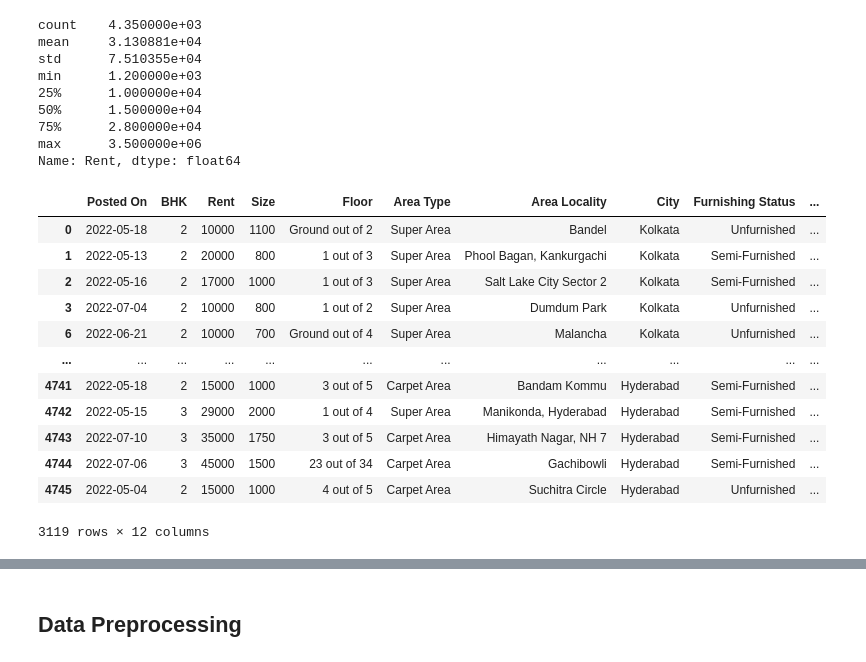
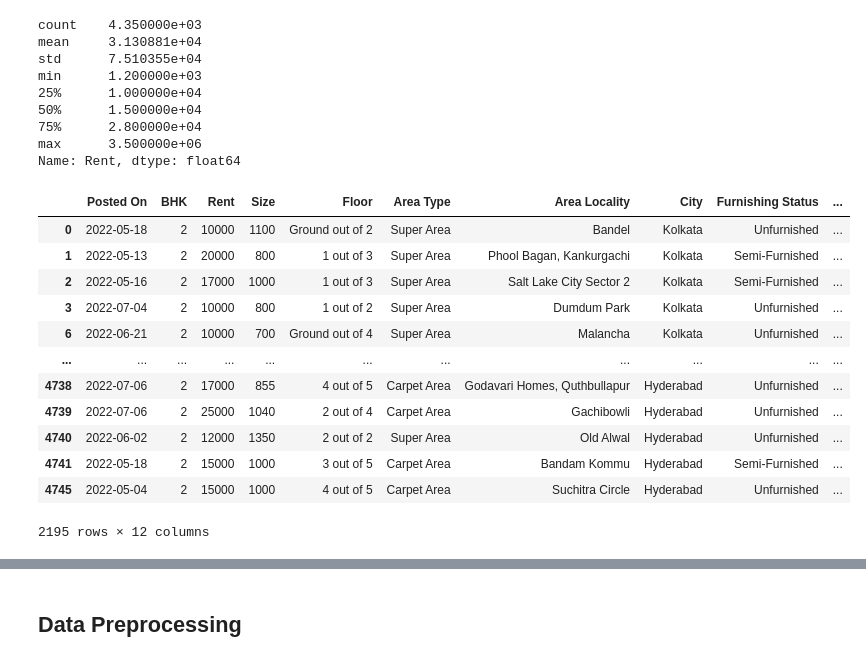
Before and after one commit to spadrejuan/CSELEC2C-LabExer1, a Jupyter notebook: Padrejuan - Lab Exercise 1 - Source Code.ipynb, the cells around one changed output, grey strips where cells are left out. Cells and saved outputs as stored; diff of their text form; code cells hidden in the pictures.

```diff
--- a/Padrejuan - Lab Exercise 1 - Source Code.ipynb
+++ b/Padrejuan - Lab Exercise 1 - Source Code.ipynb
@@ -169,30 +167,30 @@ max      3.500000e+06
 Name: Rent, dtype: float64
 # %%
 # Define the lower and upper percentile thresholds
-lower_percentile = 0.15  # To represent the lower end of house prices
-upper_percentile = 0.85  # To represent the higher end of house prices
+lower_percentile = 0.25  # To represent the lower end of house prices
+upper_percentile = 0.75  # To represent the higher end of house prices
 
 # Calculate the quantiles
 lower_threshold = cleaned_floor_data['Rent'].quantile(lower_percentile)
 upper_threshold = cleaned_floor_data['Rent'].quantile(upper_percentile)
 
 # Filter out the rows with rent values outside the thresholds
 no_rent_outliers = cleaned_floor_data[(cleaned_floor_data['Rent'] >= lower_threshold) & (cleaned_floor_data['Rent'] <= upper_threshold)]
 no_rent_outliers
 # %% [output]
 |  | Posted On | BHK | Rent | Size | Floor | Area Type | Area Locality | City | Furnishing Status | ... |
 | 0 | 2022-05-18 | 2 | 10000 | 1100 | Ground out of 2 | Super Area | Bandel | Kolkata | Unfurnished | ... |
 | 1 | 2022-05-13 | 2 | 20000 | 800 | 1 out of 3 | Super Area | Phool Bagan, Kankurgachi | Kolkata | Semi-Furnished | ... |
 | 2 | 2022-05-16 | 2 | 17000 | 1000 | 1 out of 3 | Super Area | Salt Lake City Sector 2 | Kolkata | Semi-Furnished | ... |
 | 3 | 2022-07-04 | 2 | 10000 | 800 | 1 out of 2 | Super Area | Dumdum Park | Kolkata | Unfurnished | ... |
 | 6 | 2022-06-21 | 2 | 10000 | 700 | Ground out of 4 | Super Area | Malancha | Kolkata | Unfurnished | ... |
 | ... | ... | ... | ... | ... | ... | ... | ... | ... | ... | ... |
+| 4738 | 2022-07-06 | 2 | 17000 | 855 | 4 out of 5 | Carpet Area | Godavari Homes, Quthbullapur | Hyderabad | Unfurnished | ... |
+| 4739 | 2022-07-06 | 2 | 25000 | 1040 | 2 out of 4 | Carpet Area | Gachibowli | Hyderabad | Unfurnished | ... |
+| 4740 | 2022-06-02 | 2 | 12000 | 1350 | 2 out of 2 | Super Area | Old Alwal | Hyderabad | Unfurnished | ... |
 | 4741 | 2022-05-18 | 2 | 15000 | 1000 | 3 out of 5 | Carpet Area | Bandam Kommu | Hyderabad | Semi-Furnished | ... |
-| 4742 | 2022-05-15 | 3 | 29000 | 2000 | 1 out of 4 | Super Area | Manikonda, Hyderabad | Hyderabad | Semi-Furnished | ... |
-| 4743 | 2022-07-10 | 3 | 35000 | 1750 | 3 out of 5 | Carpet Area | Himayath Nagar, NH 7 | Hyderabad | Semi-Furnished | ... |
-| 4744 | 2022-07-06 | 3 | 45000 | 1500 | 23 out of 34 | Carpet Area | Gachibowli | Hyderabad | Semi-Furnished | ... |
 | 4745 | 2022-05-04 | 2 | 15000 | 1000 | 4 out of 5 | Carpet Area | Suchitra Circle | Hyderabad | Unfurnished | ... |
-3119 rows × 12 columns
+2195 rows × 12 columns
 # %%
 no_rent_outliers['Rent'].describe() # more reasonable prices
 # %% [output]
```
Also changed, not shown: parts of 29 cells of this notebook.
